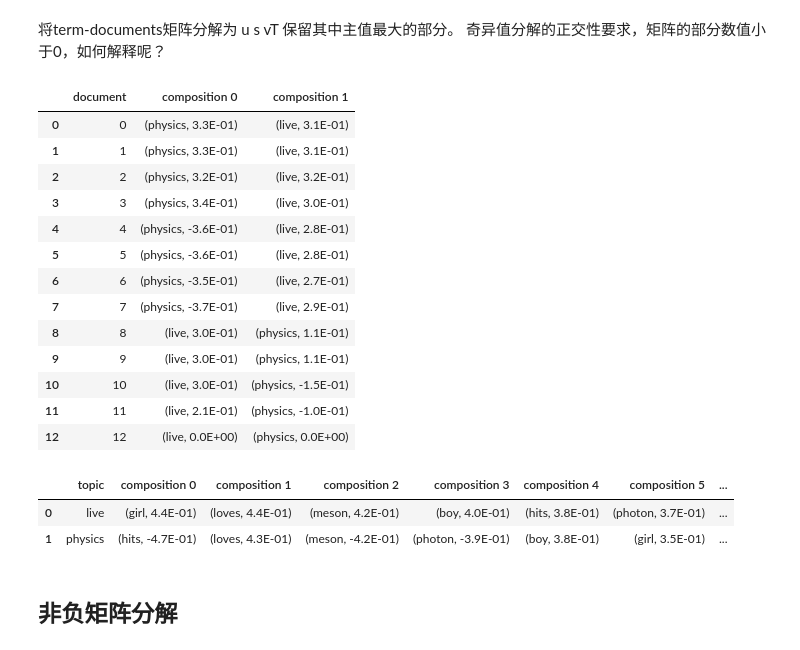
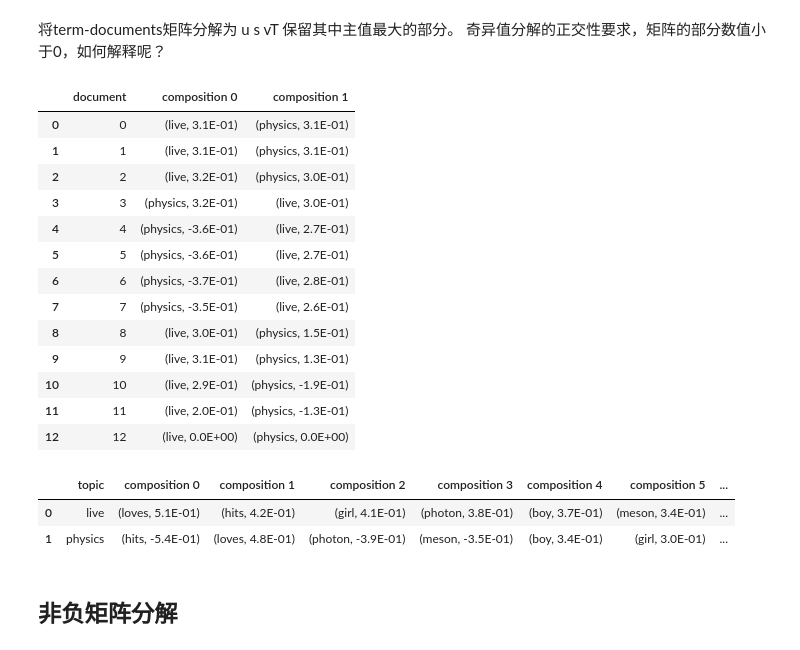
Before and after one commit to lhprojects/blog, a Jupyter notebook: JupyterNotebooks/LSA.ipynb, the cells around one changed output. Saved outputs shown, nothing was run; the diff lists cells and outputs as text; code cells hidden in the pictures.

```diff
--- a/JupyterNotebooks/LSA.ipynb
+++ b/JupyterNotebooks/LSA.ipynb
@@ -665,7 +710,7 @@ documents = [
 
     "Boy loves meson",
     "Girl loves photon",
-    "Meson hits girl",
-    "Photon hits boy a",
+    "Photon hits girl",
+    "Meson hits boy a",
     "",
 ]
@@ -730,26 +773,26 @@ tf_i [5. 6. 5. 5. 6. 5. 1.]
 # %%
 lsa = SVD_LSA()
 lsa.set_documents(documents)
-lsa.topic_decompose(ntopics=2, term_weight="TF")
+lsa.topic_decompose(ntopics=2, term_weight="TFIDF")
 lsa.print_mat(topic_names=["live","physics"])
 # %% [output]
 |  | document | composition 0 | composition 1 |
-| 0 | 0 | (physics, 3.3E-01) | (live, 3.1E-01) |
-| 1 | 1 | (physics, 3.3E-01) | (live, 3.1E-01) |
-| 2 | 2 | (physics, 3.2E-01) | (live, 3.2E-01) |
-| 3 | 3 | (physics, 3.4E-01) | (live, 3.0E-01) |
-| 4 | 4 | (physics, -3.6E-01) | (live, 2.8E-01) |
-| 5 | 5 | (physics, -3.6E-01) | (live, 2.8E-01) |
-| 6 | 6 | (physics, -3.5E-01) | (live, 2.7E-01) |
-| 7 | 7 | (physics, -3.7E-01) | (live, 2.9E-01) |
-| 8 | 8 | (live, 3.0E-01) | (physics, 1.1E-01) |
-| 9 | 9 | (live, 3.0E-01) | (physics, 1.1E-01) |
-| 10 | 10 | (live, 3.0E-01) | (physics, -1.5E-01) |
-| 11 | 11 | (live, 2.1E-01) | (physics, -1.0E-01) |
+| 0 | 0 | (live, 3.1E-01) | (physics, 3.1E-01) |
+| 1 | 1 | (live, 3.1E-01) | (physics, 3.1E-01) |
+| 2 | 2 | (live, 3.2E-01) | (physics, 3.0E-01) |
+| 3 | 3 | (physics, 3.2E-01) | (live, 3.0E-01) |
+| 4 | 4 | (physics, -3.6E-01) | (live, 2.7E-01) |
+| 5 | 5 | (physics, -3.6E-01) | (live, 2.7E-01) |
+| 6 | 6 | (physics, -3.7E-01) | (live, 2.8E-01) |
+| 7 | 7 | (physics, -3.5E-01) | (live, 2.6E-01) |
+| 8 | 8 | (live, 3.0E-01) | (physics, 1.5E-01) |
+| 9 | 9 | (live, 3.1E-01) | (physics, 1.3E-01) |
+| 10 | 10 | (live, 2.9E-01) | (physics, -1.9E-01) |
+| 11 | 11 | (live, 2.0E-01) | (physics, -1.3E-01) |
 | 12 | 12 | (live, 0.0E+00) | (physics, 0.0E+00) |
 |  | topic | composition 0 | composition 1 | composition 2 | composition 3 | composition 4 | composition 5 | ... |
-| 0 | live | (girl, 4.4E-01) | (loves, 4.4E-01) | (meson, 4.2E-01) | (boy, 4.0E-01) | (hits, 3.8E-01) | (photon, 3.7E-01) | ... |
-| 1 | physics | (hits, -4.7E-01) | (loves, 4.3E-01) | (meson, -4.2E-01) | (photon, -3.9E-01) | (boy, 3.8E-01) | (girl, 3.5E-01) | ... |
+| 0 | live | (loves, 5.1E-01) | (hits, 4.2E-01) | (girl, 4.1E-01) | (photon, 3.8E-01) | (boy, 3.7E-01) | (meson, 3.4E-01) | ... |
+| 1 | physics | (hits, -5.4E-01) | (loves, 4.8E-01) | (photon, -3.9E-01) | (meson, -3.5E-01) | (boy, 3.4E-01) | (girl, 3.0E-01) | ... |
 # %% [markdown]
 ## 非负矩阵分解
 # %% [markdown]
```
Also changed, not shown: parts of 29 cells of this notebook.
